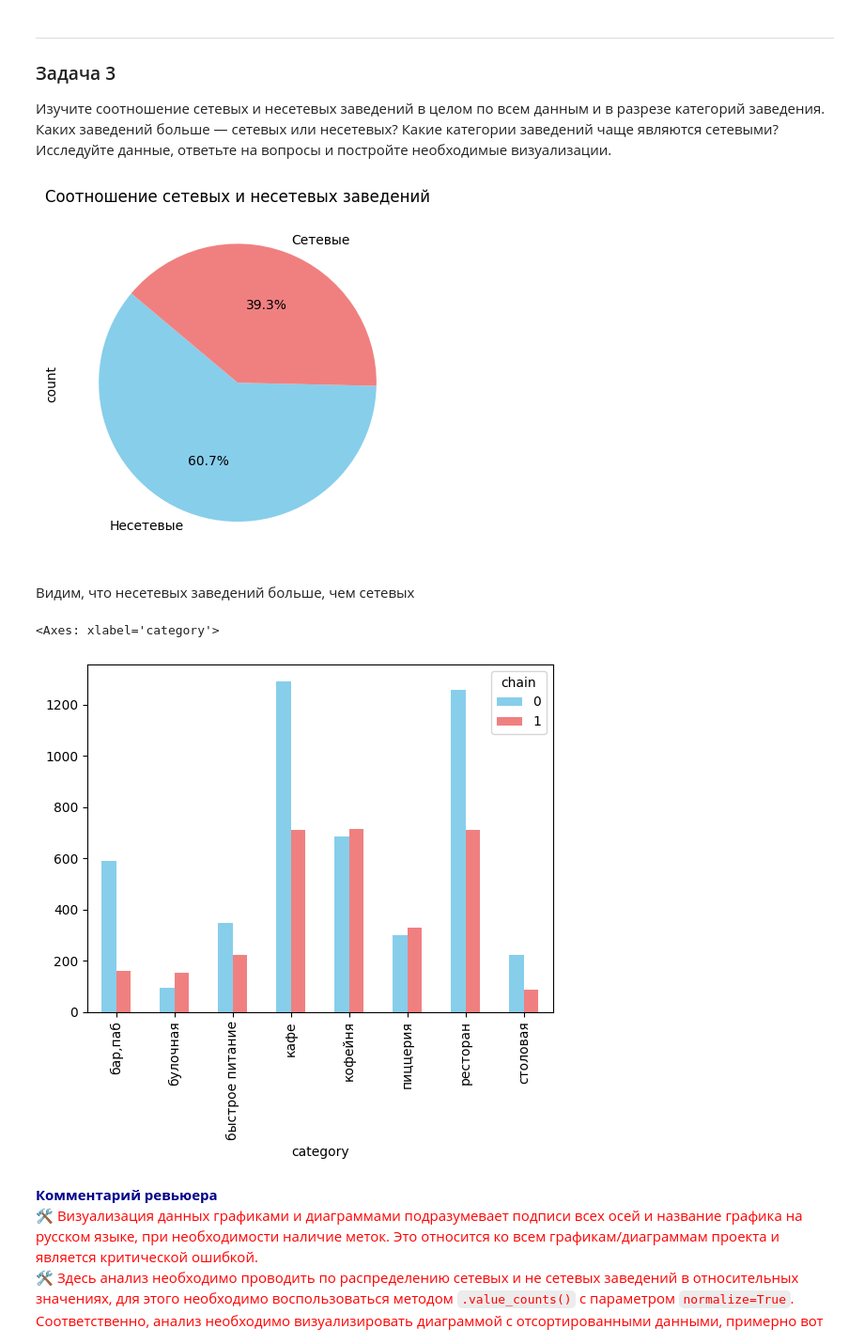
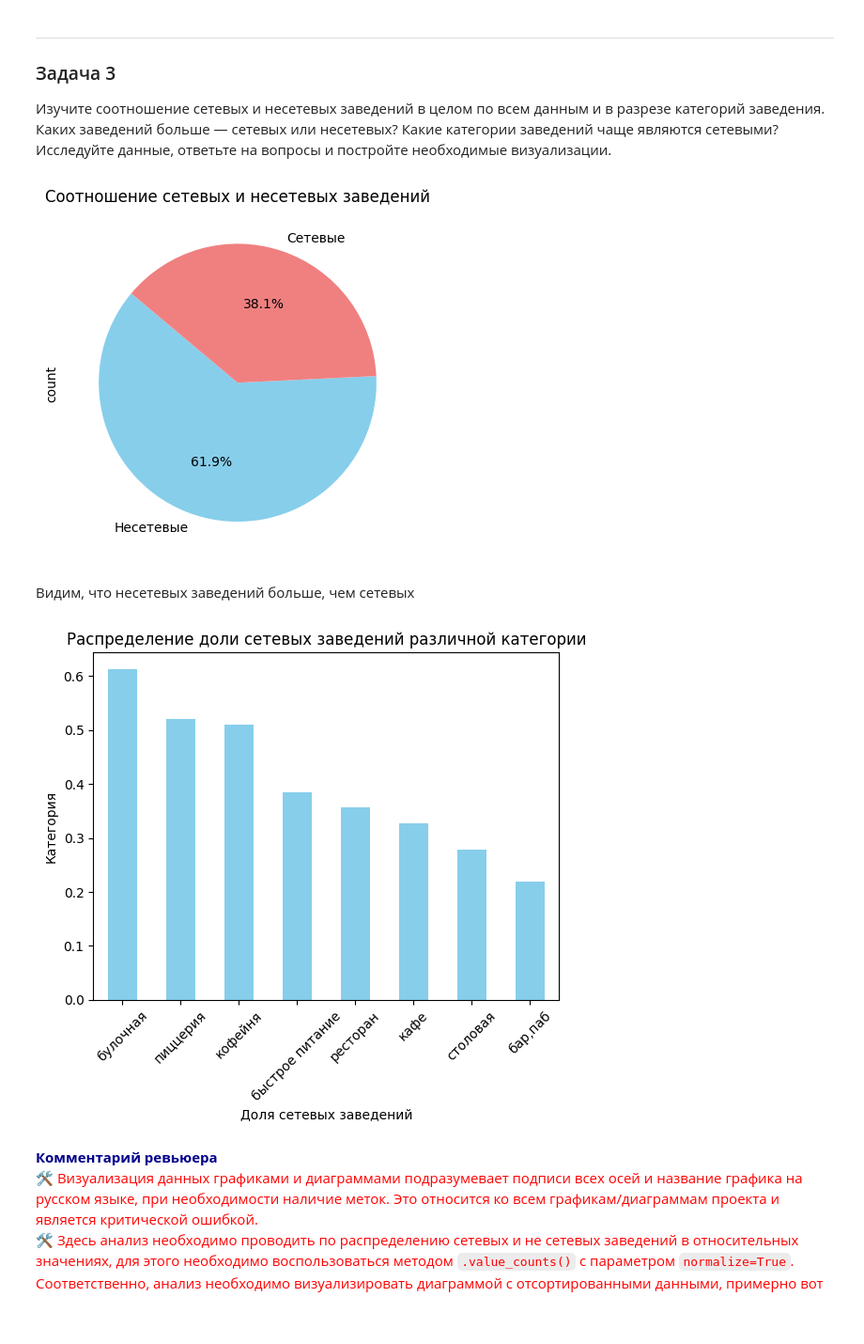
Before and after one commit to PsychoCoderrr/YPracticumProjects, a Jupyter notebook: VizPythonProjectVer2.ipynb, the cells around one changed output. Shown at 94% size. Saved outputs shown, nothing was run; the diff lists cells and outputs as text; code cells hidden in the pictures; blank space fills up the shorter version.

```diff
--- a/VizPythonProjectVer2.ipynb
+++ b/VizPythonProjectVer2.ipynb
@@ -312,6 +312,3 @@ start_str_count = df_merged.shape[0]
 start_str_count
 # %% [output]
 8406
-# %%
-#произведем удаление пропусков
-df_merged = df_merged.dropna(subset=['hours'])
@@ -429,3 +407,5 @@ memory usage: 860.8+ KB
+# %%
+df_merged.drop_duplicates(subset=['name', 'address'], keep='first', inplace=True)
 # %%
 #посчитаем кол-во строк в после удаления дубликатов
 final_str_count = df_merged.shape[0]
@@ -575,17 +617,21 @@ df_merged['chain'].value_counts().plot(kind = 'pie', labels=chain_labels, autopc
 plt.title('Соотношение сетевых и несетевых заведений')
 plt.show()
 # %% [output]
-[figure, old version]
+[figure, new version]
 # %% [markdown]
 Видим, что несетевых заведений больше, чем сетевых
 # %%
-df_merged.groupby('category')['chain'].value_counts().unstack(fill_value=0).plot(
+df_merged.groupby('category')['chain'].value_counts(normalize = True).unstack(fill_value=0)[1].sort_values(ascending=False).plot(
     kind = 'bar',
-    color=['skyblue', 'lightcoral']
+    color=['skyblue'],
+    rot = 45
 )
+plt.title('Распределение доли сетевых заведений различной категории')
+plt.ylabel('Категория')
+plt.xlabel('Доля сетевых заведений')
+plt.show()
 # %% [output]
-<Axes: xlabel='category'>
-[figure, old version]
+[figure, new version]
 # %% [markdown]
 <font color='DarkBlue'><b>Комментарий ревьюера</b></font><br>
 <font color='Red'>🛠 Визуализация данных графиками и диаграммами подразумевает подписи всех осей и название графика  на русском языке, при необходимости наличие меток. Это относится ко всем графикам/диаграммам проекта и является критической ошибкой.</font><br>
```
Also changed, not shown: parts of 34 cells of this notebook.
